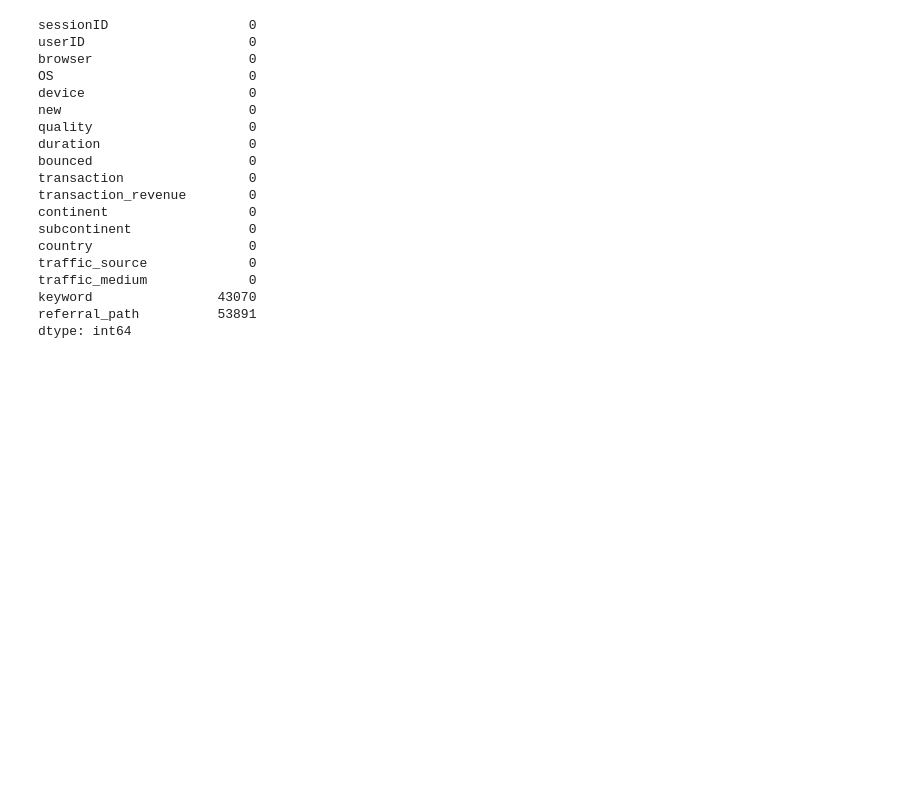
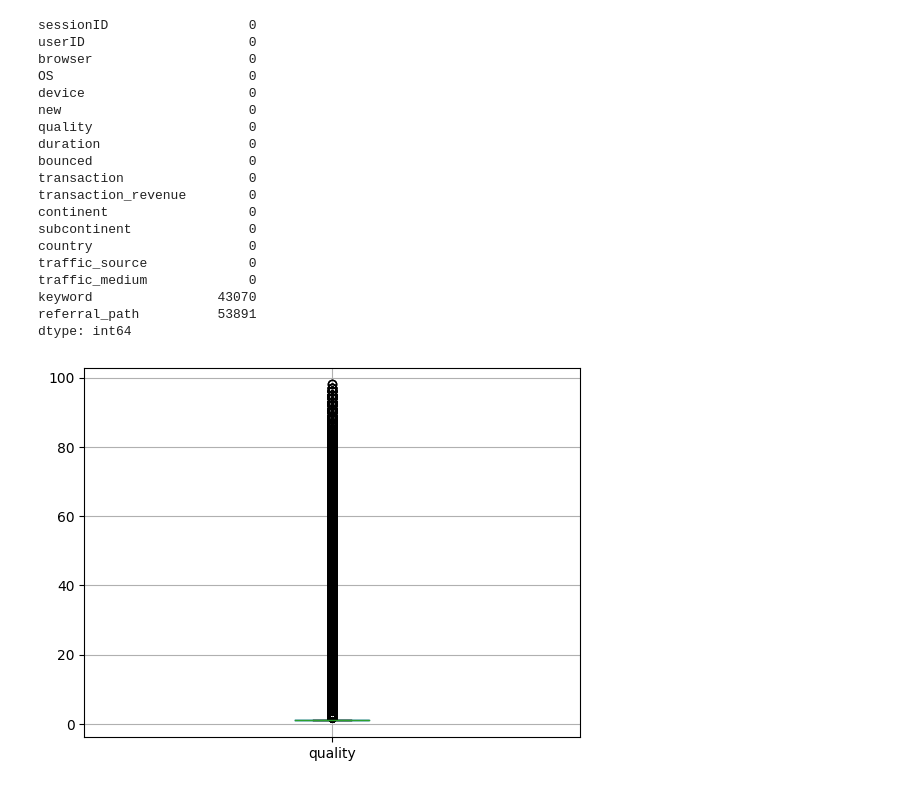
Before and after one commit to syl0702/dacon_weblog, a Jupyter notebook: analysis.ipynb, the cells around one changed output. Cells and saved outputs as stored; diff of their text form; code cells hidden in the pictures; blank space fills up the shorter version.

Commit message:
boxplot

```diff
--- a/analysis.ipynb
+++ b/analysis.ipynb
@@ -387,3 +387,10 @@ traffic_medium             0
 keyword                43070
 referral_path          53891
 dtype: int64
+# %%
+df.boxplot(column='quality')
+
+# 그래프를 화면에 출력
+plt.show()
+# %% [output]
+[figure, added]
```
Also changed, not shown: parts of 6 cells of this notebook.
